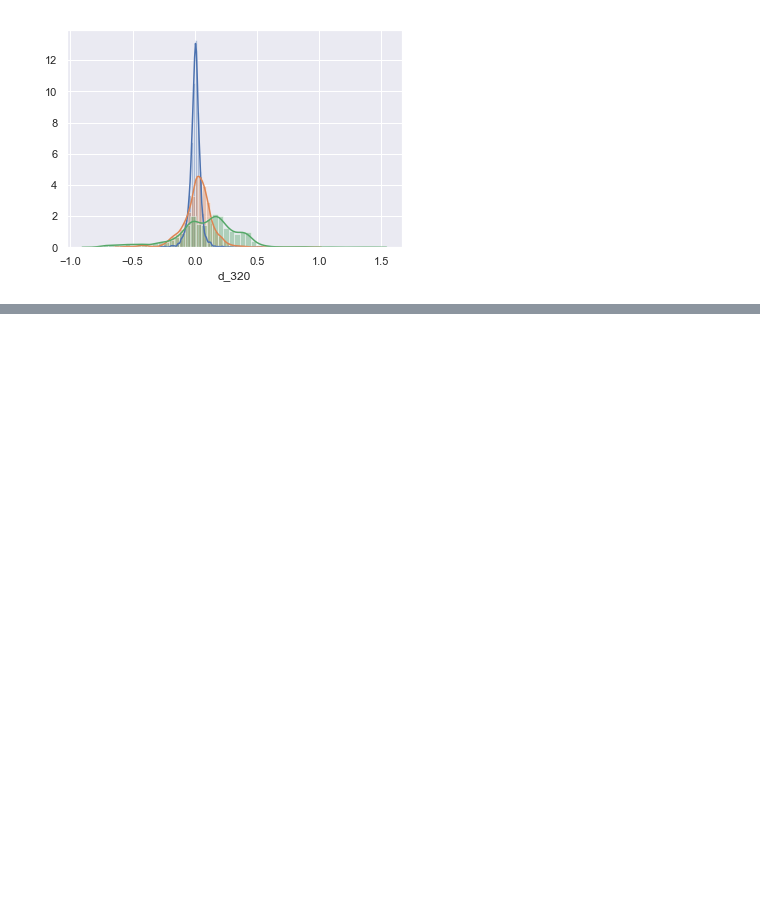
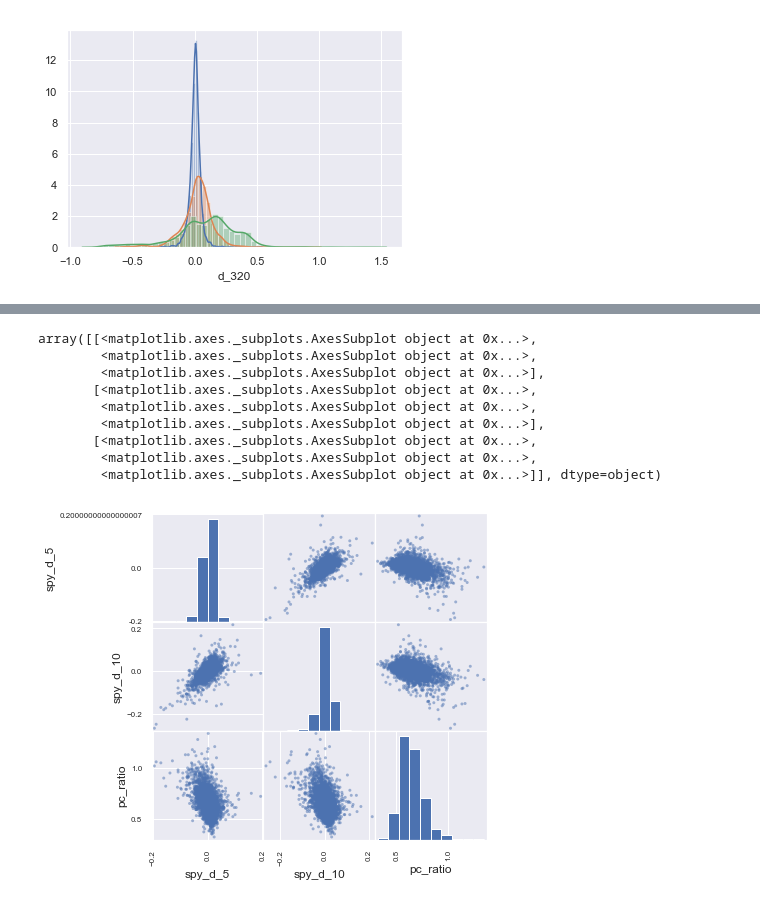
Before and after one commit to looselyconnected/fastai, a Jupyter notebook: stock/eda.ipynb, the cells around one changed output, grey strips where cells are left out. Cells and saved outputs as stored; diff of their text form; code cells hidden in the pictures; blank space fills up the shorter version.

```diff
--- a/stock/eda.ipynb
+++ b/stock/eda.ipynb
@@ -40,0 +54,2 @@ sns.distplot(df['d_320'])
+# %%
+spy_df = pd.read_csv('data/spy.csv')
@@ -40,0 +58,17 @@ sns.distplot(df['d_320'])
+# %%
+spy_df.timestamp = pd.to_datetime(spy_df.timestamp)
+# %%
+spy_pc = pd.merge(spy_df, pc_df, how='inner', on='timestamp')
+# %%
+pd.scatter_matrix(spy_pc[['spy_d_5', 'spy_d_10', 'pc_ratio']], figsize=(6, 6))
+# %% [output]
+array([[<matplotlib.axes._subplots.AxesSubplot object at 0x...>,
+        <matplotlib.axes._subplots.AxesSubplot object at 0x...>,
+        <matplotlib.axes._subplots.AxesSubplot object at 0x...>],
+       [<matplotlib.axes._subplots.AxesSubplot object at 0x...>,
+        <matplotlib.axes._subplots.AxesSubplot object at 0x...>,
+        <matplotlib.axes._subplots.AxesSubplot object at 0x...>],
+       [<matplotlib.axes._subplots.AxesSubplot object at 0x...>,
+        <matplotlib.axes._subplots.AxesSubplot object at 0x...>,
+        <matplotlib.axes._subplots.AxesSubplot object at 0x...>]], dtype=object)
+[figure, added]
```
Also changed, not shown: parts of 9 cells of this notebook, 1 other file.
